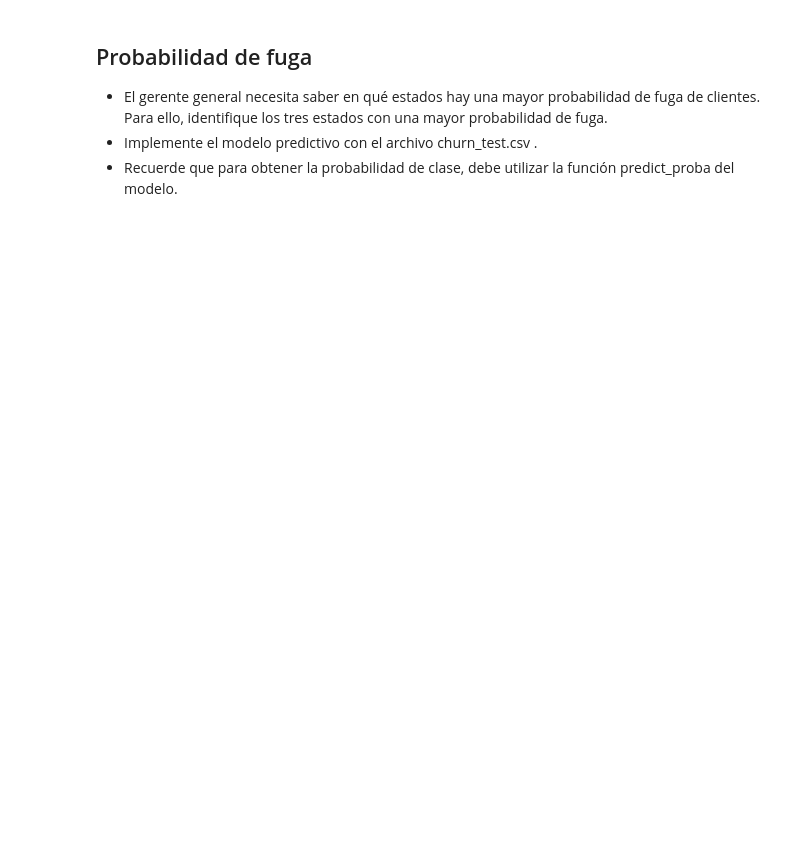
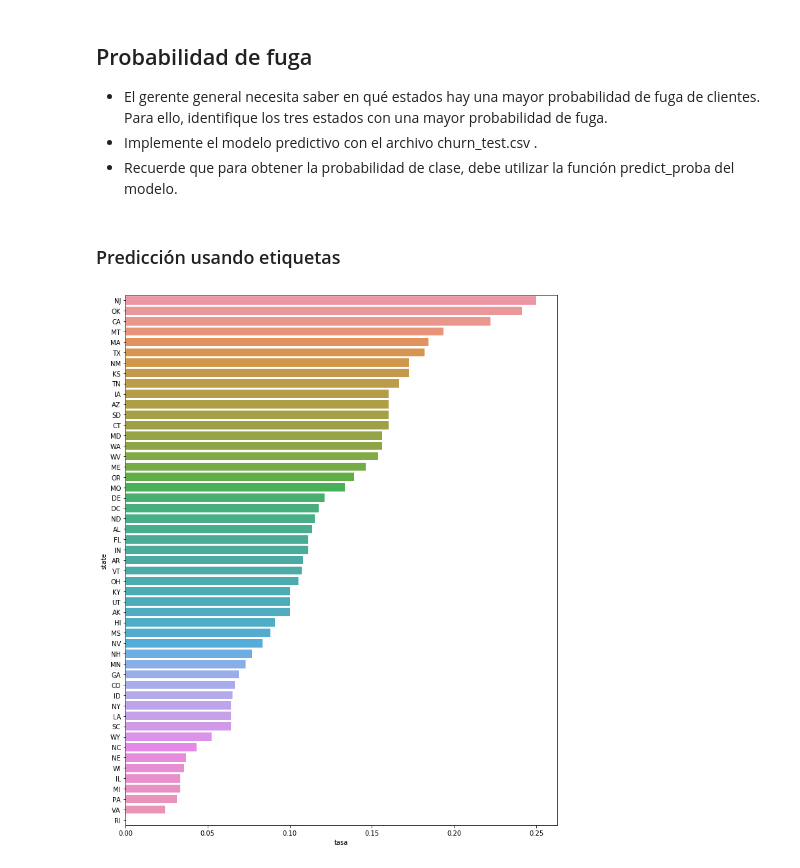
Before and after one commit to danoffn/Data-Science, a Jupyter notebook: 3 - Machine Learning/09 - Boosting Classifiers/Desafio 09 Boosting Classifiers.ipynb, the cells around one changed output. Drawn from its saved outputs; the diff is of its cells as text; code cells hidden in the pictures; blank space fills up the shorter version.

```diff
--- a/3 - Machine Learning/09 - Boosting Classifiers/Desafio 09 Boosting Classifiers.ipynb
+++ b/3 - Machine Learning/09 - Boosting Classifiers/Desafio 09 Boosting Classifiers.ipynb
@@ -73,13 +73,13 @@ from IPython.display import display, Markdown
 
 warnings.filterwarnings('ignore')
 # %%
-# Importa base de datos y ordena columnas por orden alfabetico
+# Importa base de datos de entrenamiento y para predicción y ordena columnas por orden alfabetico
 
 df_train = pd.read_csv("churn_train.csv", index_col=0)
 df_train = df_train.reindex(sorted(df_train.columns), axis="columns")
 
-df_test = pd.read_csv("churn_test.csv", index_col=0)
-df_test = df_test.reindex(sorted(df_test.columns), axis="columns")
+df_pred = pd.read_csv("churn_test.csv", index_col=0)
+df_pred = df_pred.reindex(sorted(df_pred.columns), axis="columns")
 # %%
 display(Markdown("#### Tipos de datos de cada columna"))
 
@@ -389,3 +449,45 @@ display(pd.DataFrame(classification_report(y_test, y_hat_GB, output_dict=True)))
 - El gerente general necesita saber en qué estados hay una mayor probabilidad de fuga de clientes. Para ello, identifique los tres estados con una mayor probabilidad de fuga.
 - Implemente el modelo predictivo con el archivo churn_test.csv .
 - Recuerde que para obtener la probabilidad de clase, debe utilizar la función predict_proba del modelo.
+# %% [markdown]
+### Predicción usando etiquetas
+# %%
+# Realiza predicción
+
+y_pred1 = grid_obj_GB.best_estimator_.predict(
+    df_pred_recode[var_attributes]
+)
+
+# Almacena predicción en un dataframe y lo concatena con datos originales
+
+y_pred1 = pd.DataFrame(
+    data=y_pred1,
+    index=df_pred_recode.index,
+    columns=["churn_pred"]
+)
+
+df_pred1 = pd.concat([df_pred, y_pred1], axis="columns")
+df_pred1 = df_pred1.loc[:,["state","churn_pred"]]
+
+# Obtiene cantidad de observaciones por estado en base de datos para predicción
+
+obs_state = df_pred1["state"].value_counts()
+obs_state = pd.DataFrame(obs_state)
+obs_state.columns = ["count"]
+
+# Obtiene total de clientes que abandonarán la compañía por estado para la predicción
+
+churn_state_pred1 = df_pred1.groupby(["state"]).sum()
+churn_state_pred1 = pd.DataFrame(churn_state_pred1)
+churn_state_pred1.columns = ["suma_churn_1"]
+
+# Calcula tasa de cambio por estado y muestra mayores tasas en grafico
+
+churn_state_pred1["tasa"] = churn_state_pred1["suma_churn_1"] / obs_state["count"]
+churn_state_pred1.sort_values(by=["tasa"], ascending=False, inplace=True)
+
+plt.figure(figsize=(10, 12))
+sns.barplot(x="tasa", y=churn_state_pred1.index, data=churn_state_pred1)
+plt.tight_layout()
+# %% [output]
+[figure, added]
```
Also changed, not shown: parts of 17 cells of this notebook.
